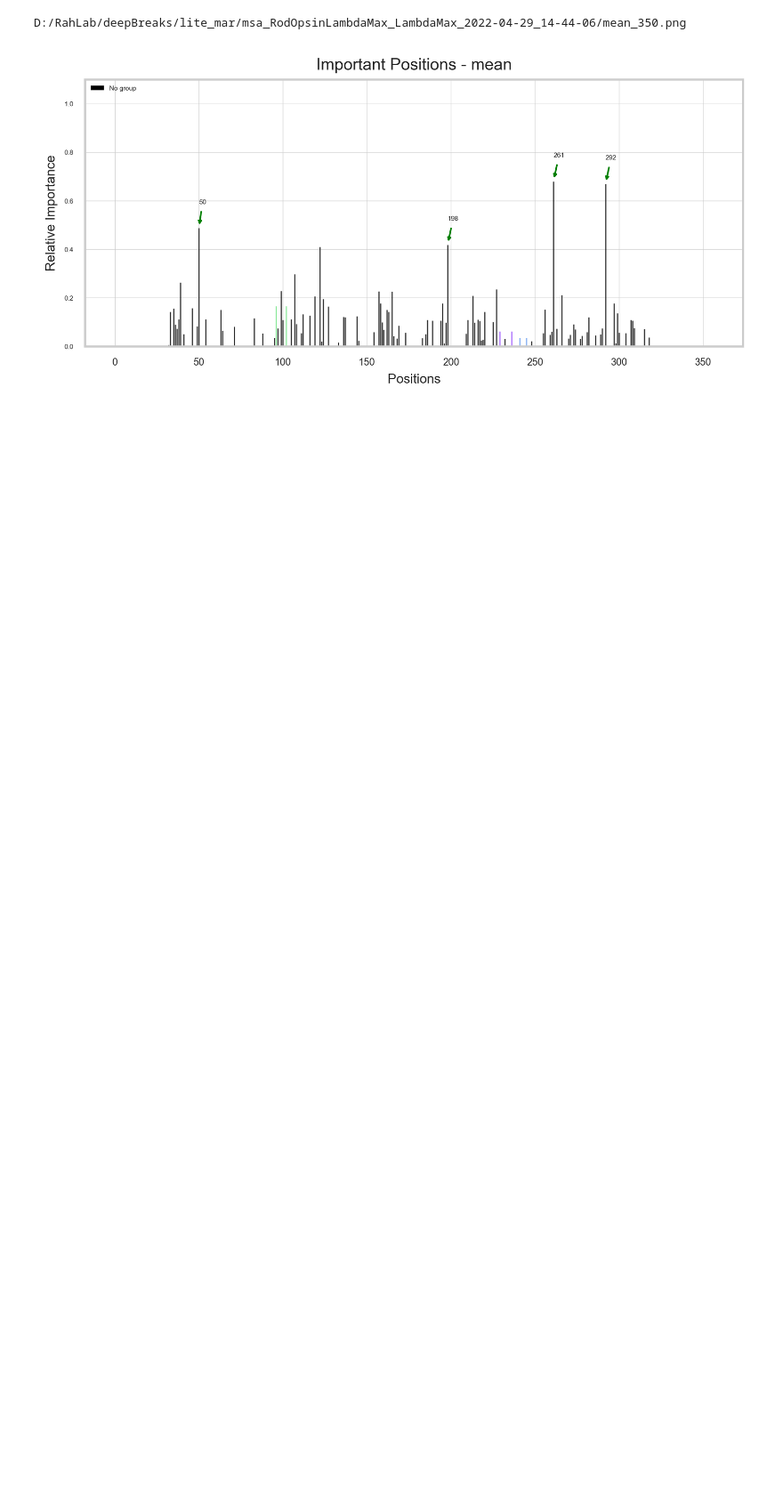
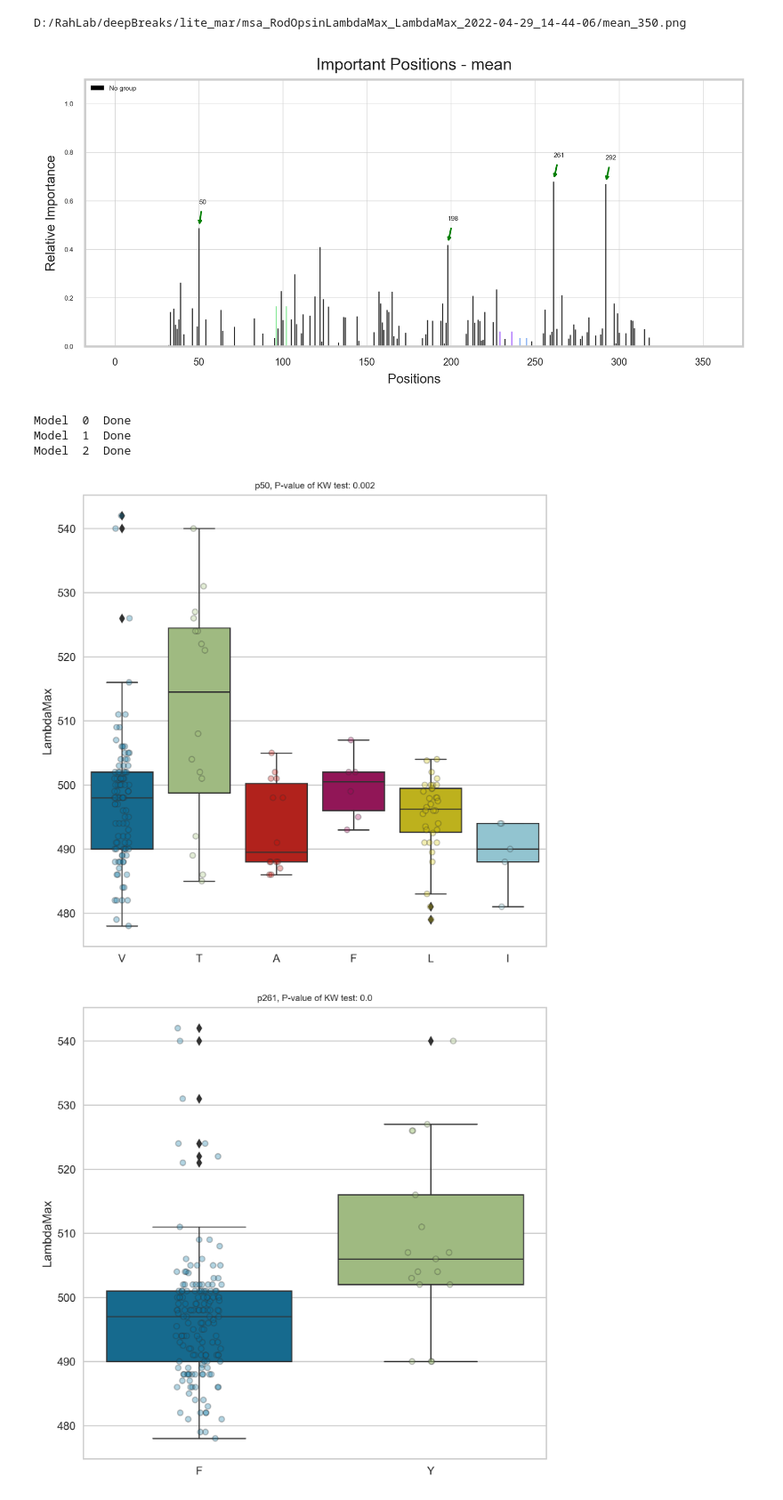
Before and after one commit to omicsEye/deepbreaks, a Jupyter notebook: examples/continuous_phenotype.ipynb, the cells around one changed output. Shown at 89% size. Drawn from its saved outputs; the diff is of its cells as text; code cells hidden in the pictures; blank space fills up the shorter version.

```diff
--- a/examples/continuous_phenotype.ipynb
+++ b/examples/continuous_phenotype.ipynb
@@ -160,5 +160,11 @@ D:/RahLab/deepBreaks/lite_mar/msa_RodOpsinLambdaMax_LambdaMax_2022-04-29_14-44-0
 [figure]
 # %%
 viz.plot_imp_all(trained_models=top_models, dat=df_cleaned, train_cols=train_cols,
-             grouped_features=dc_df, meta_var = mt, model_type = 'reg',
+             grouped_features=dc_df, meta_var = mt, model_type = anaType,
              n_positions= df.shape[1], report_dir = report_dir)
+# %% [output]
+Model  0  Done
+Model  1  Done
+Model  2  Done
+[figure, added]
+[figure, added]
```
Also changed, not shown: parts of 1 cell of this notebook.
